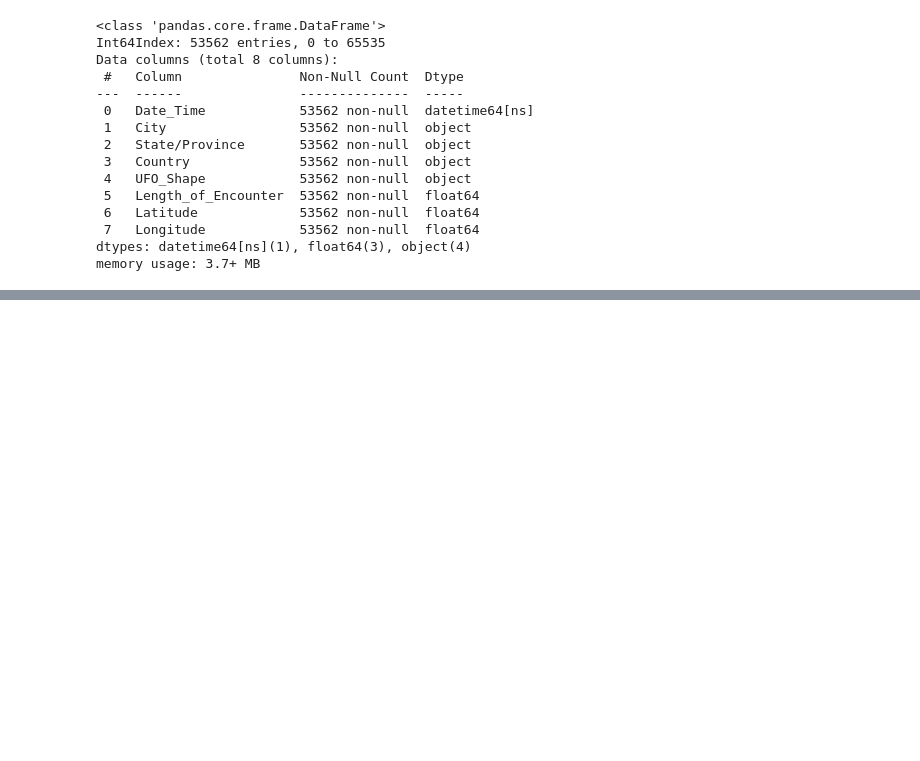
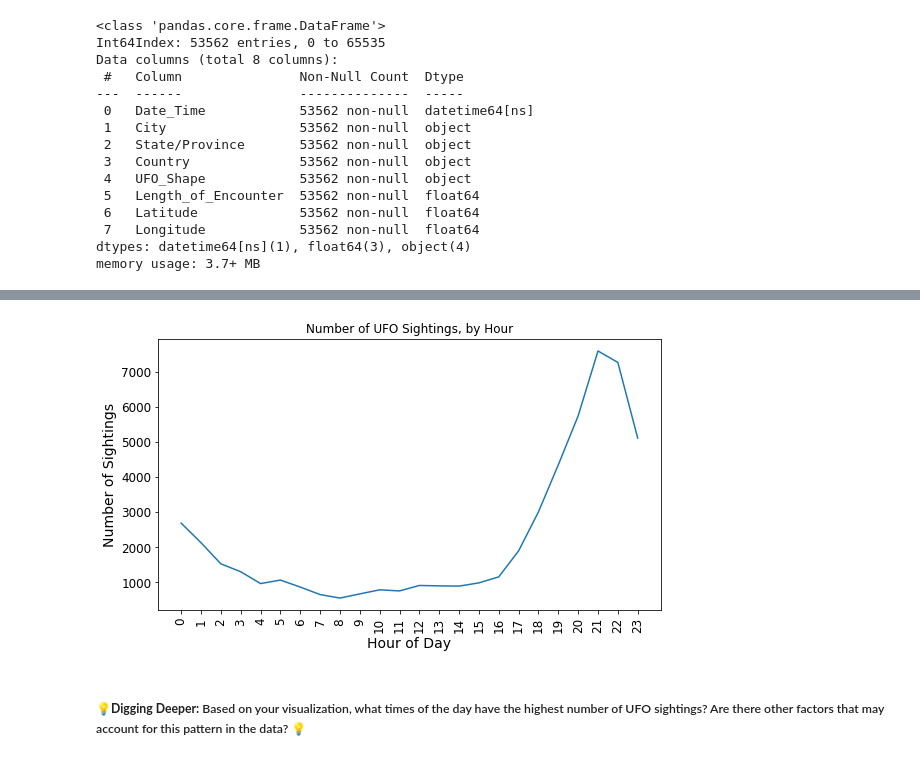
Before and after one commit to megancindric/DA_Flex_Pandas_MatPlotLib, a Jupyter notebook: Pandas_MatPlotLib_User_Stories.ipynb, the cells around one changed output, grey strips where cells are left out. Cells and saved outputs as stored; diff of their text form; code cells hidden in the pictures; blank space fills up the shorter version.

```diff
--- a/Pandas_MatPlotLib_User_Stories.ipynb
+++ b/Pandas_MatPlotLib_User_Stories.ipynb
@@ -178,0 +142,20 @@ Name: Decade, dtype: int64
+# %%
+filtered_df.head()
+# Create new data frame, with index col as hour of day,
+plt.figure()
+filtered_df["Hour"] = filtered_df["Date_Time"].dt.hour
+series = filtered_df["Hour"].value_counts().sort_index()
+plotted_hours = series.plot(kind="line", title="Number of UFO Sightings, by Hour",figsize=(9,5))
+plt.xticks(series.index, rotation='vertical', fontsize=12)
+plt.yticks(fontsize=12)
+plt.xlabel("Hour of Day", fontsize=14)
+plt.ylabel("Number of Sightings", fontsize=14)
+plt.show()
+#Alternative approach, similar outcome
+#hour_df = filtered_df.groupby('Hour').size().plot()
+#hour_df.set_title("Number of UFO Sightings, by Hour")
+# %% [output]
+[figure, added]
+# %% [markdown]
+##### 💡**Digging Deeper:** Based on your visualization, what times of the day have the highest number of UFO sightings? Are there other factors that may account for this pattern in the data? 💡
+</br>
```
Also changed, not shown: parts of 29 cells of this notebook, 3 other files.
